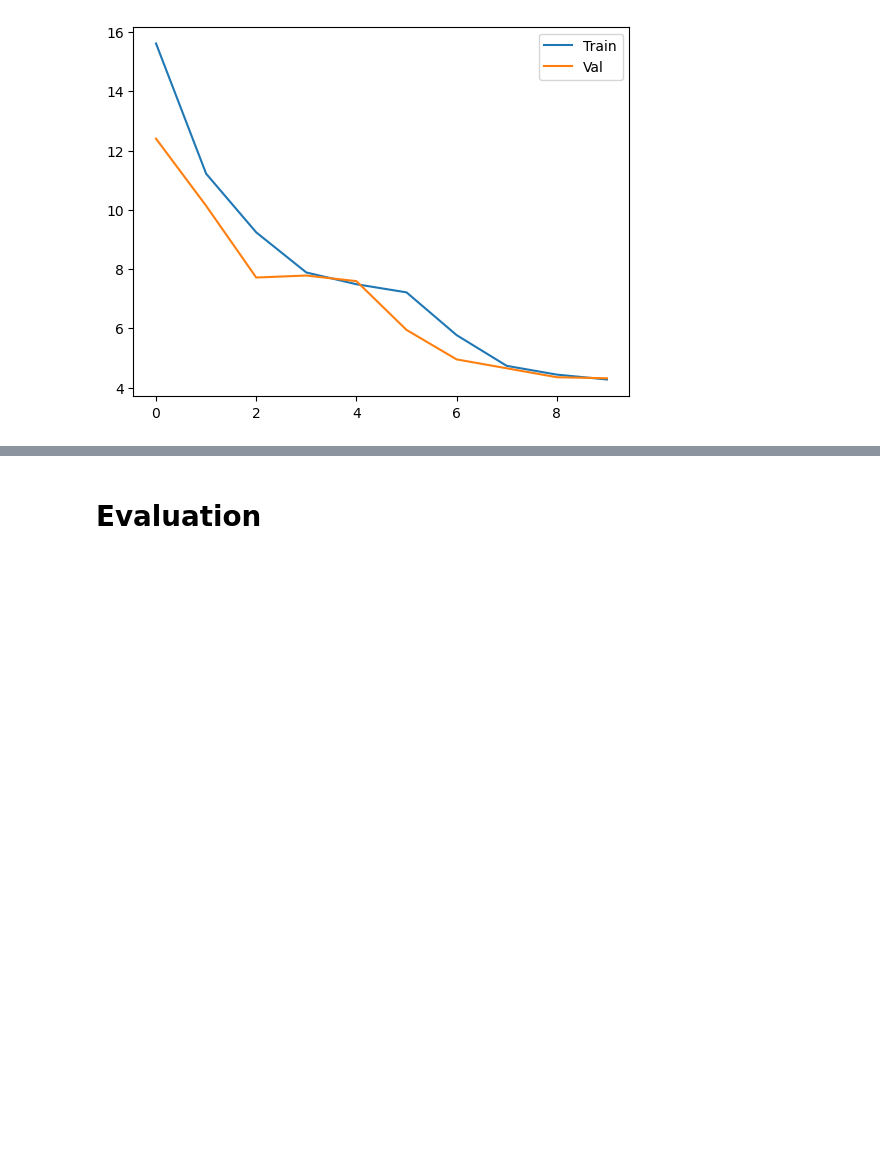
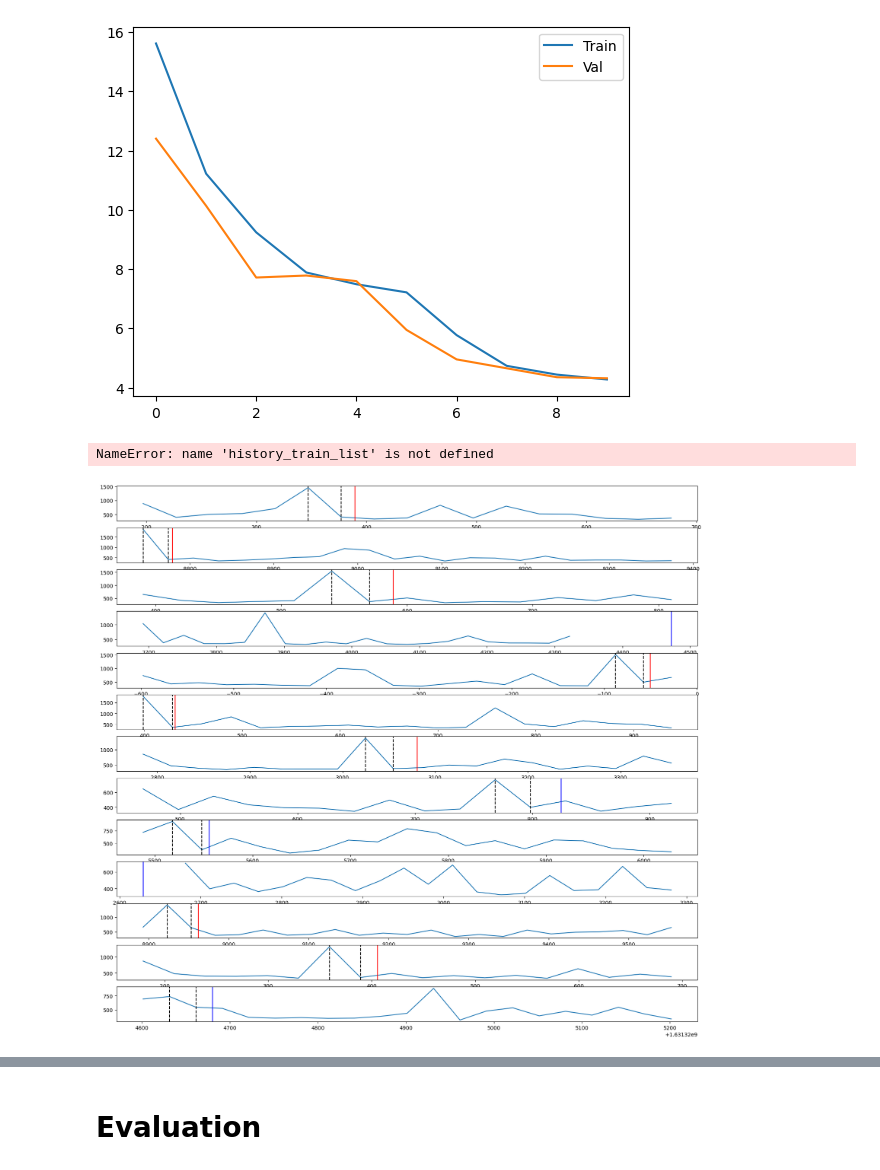
Before and after one commit to YC0806/2023-Yuchen, a Jupyter notebook: TGAE2_GRUConv.ipynb, the cells around one changed output, grey strips where cells are left out. Cells and saved outputs as stored; diff of their text form; code cells hidden in the pictures; blank space fills up the shorter version.

```diff
--- a/TGAE2_GRUConv.ipynb
+++ b/TGAE2_GRUConv.ipynb
@@ -700,8 +709,8 @@ class TGAE(torch.nn.Module): # Not Heterogeneous
 # %% [markdown]
 # Training
 # %%
-# model = torch.load(
-#     "/kaggle/input/tgae-model-saved/TGAE2_GRUConv_50_5.7319_5.8686.model",
-#     map_location=torch.device(device)
-# )
+model = torch.load(
+    "/kaggle/input/tgae-model-saved/TGAE2_GRUConv_100_5.7457_6.0806.model",
+    map_location=torch.device(device)
+)
 # %%
@@ -844,3 +853,23 @@ plt.legend()
 50/50: cost 20.9690s train loss 4.1987 val loss 4.3149
 <matplotlib.legend.Legend at 0x...>
 [figure]
+# %%
+fig = plt.figure(figsize=(20,20))
+for i_signal,(signal, annotation, y) in enumerate(zip(signals_val, annotation_val, y_val)):
+    snapshot_losses = test_loop(signal, model, loss_f, optimizer, device)
+
+    ts_list = signal.ts_list
+    plt.subplot(len(signals_val)+1,1,i_signal+1)
+    plt.plot(ts_list,[np.sum(loss) for loss in snapshot_losses])
+    for ts, label in zip(ts_list, y):
+        if label == 1:
+            plt.axvline(x = ts, color = 'black', ls='--')
+    if annotation[0] == 'dos':
+        plt.axvline(x = float(annotation[1]), color = 'red', label = annotation[0])
+    if annotation[0] == 'privesc':
+        plt.axvline(x = float(annotation[1]), color = 'blue', label = annotation[0])
+# plt.show()
+# plt.savefig(f'val_res_TGAE2_GRUConv_{GLOBAL_EPOCH}_{np.mean(history_train_list[-1]):.4f}_{np.mean(history_val_list[-1]):.4f}.png')
+# %% [output]
+NameError: name 'history_train_list' is not defined
+[figure, added]
```
Also changed, not shown: parts of 19 cells of this notebook.
